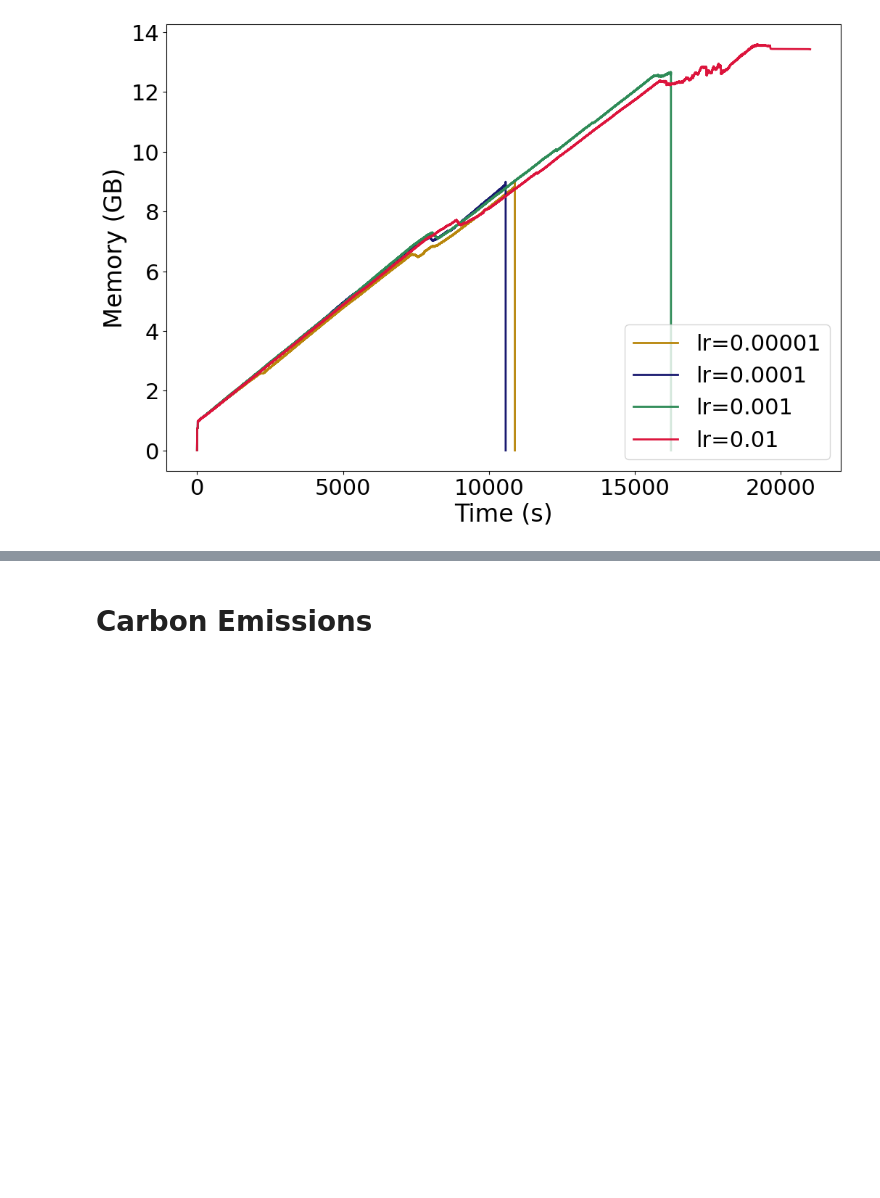
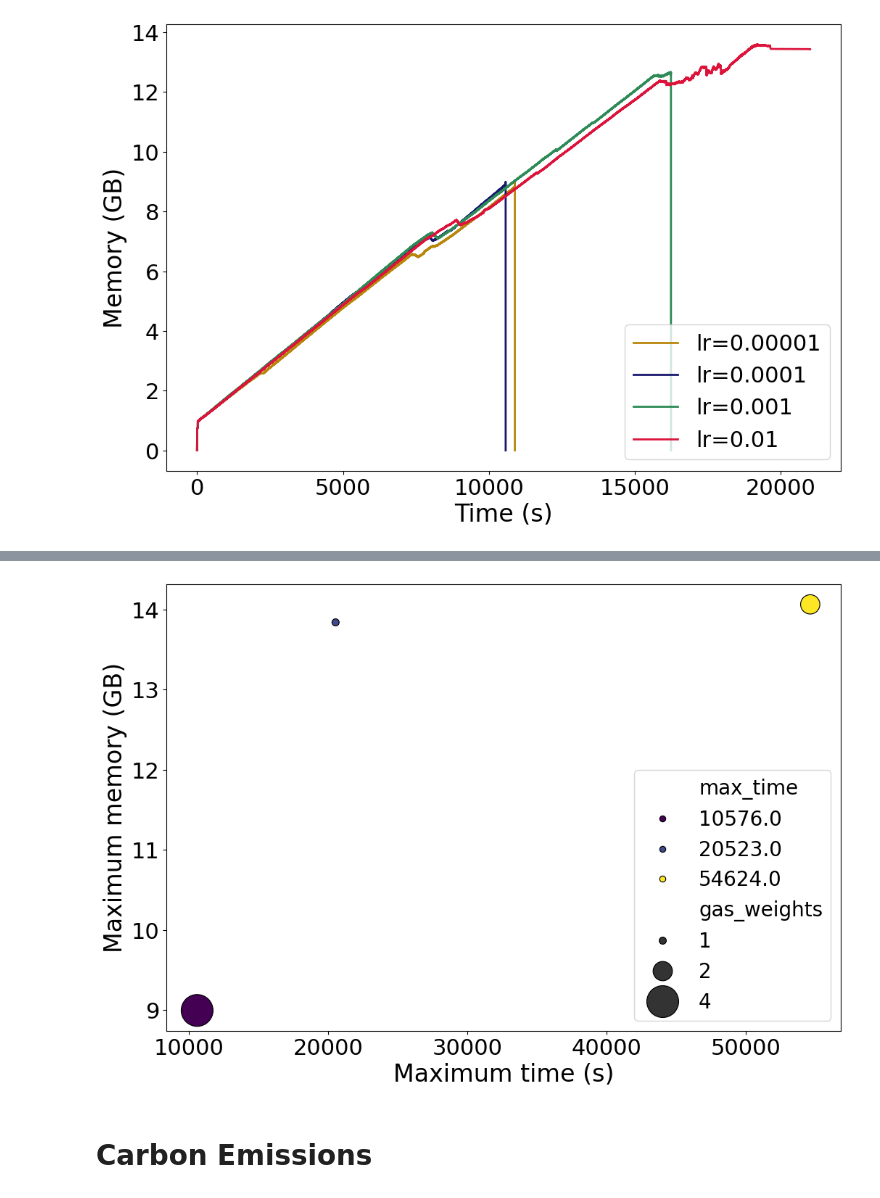
Before and after one commit to albert-queralto/car_racing_rl, a Jupyter notebook: notebooks/resources.ipynb, the cells around one changed output, grey strips where cells are left out. Cells and saved outputs as stored; diff of their text form; code cells hidden in the pictures; blank space fills up the shorter version.

```diff
--- a/notebooks/resources.ipynb
+++ b/notebooks/resources.ipynb
@@ -78,2 +112,26 @@ Passing `palette` without assigning `hue` is deprecated and will be removed in v
+# %%
+max_values_gw = [frame['memory'].max() for frame in df_list]
+max_time_gw = [round(frame['time'].max(), 0) for frame in df_list]
+gas_weights = [1, 2, 4]
+# %%
+df_gw = pd.DataFrame({'gas_weights': gas_weights, 'max_memory': max_values_gw, 'max_time': max_time_gw})
+# %%
+plt.figure(figsize=(12, 8))
+sns.scatterplot(data=df_gw, x='max_time', y='max_memory',
+                hue='max_time', size='gas_weights', edgecolor='black',
+                sizes=(50, 1000), palette='viridis')
+# sns.barplot(data=df, x='learning_rate', y='max_memory', palette='viridis')
+
+# Set labels and title
+plt.ylabel('Maximum memory (GB)', fontsize=24)
+plt.xlabel('Maximum time (s)', fontsize=24)
+plt.xticks(fontsize=22)
+plt.yticks(fontsize=22)
+plt.legend(fontsize=20, loc='lower right')
+
+# Show the plot
+plt.show()
+# %% [output]
+[figure, added]
 # %% [markdown]
 # Carbon Emissions
```
Also changed, not shown: parts of 14 cells of this notebook, 1 other file.
